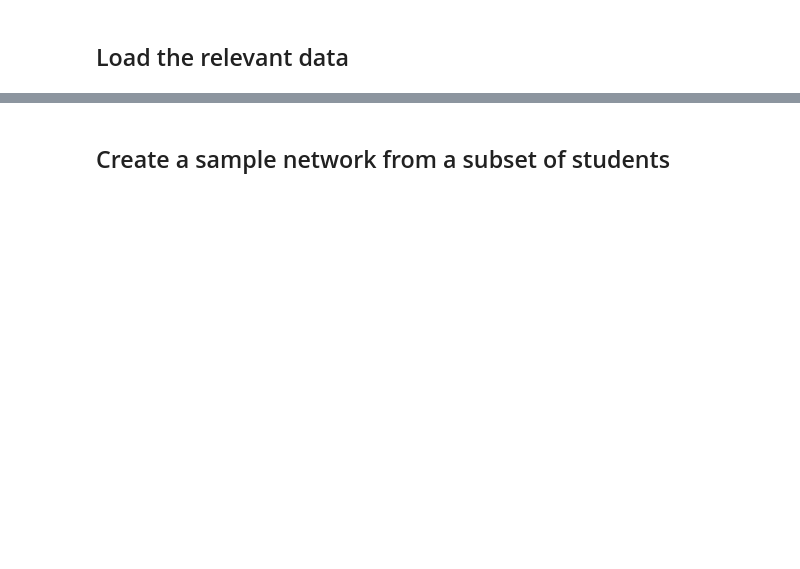
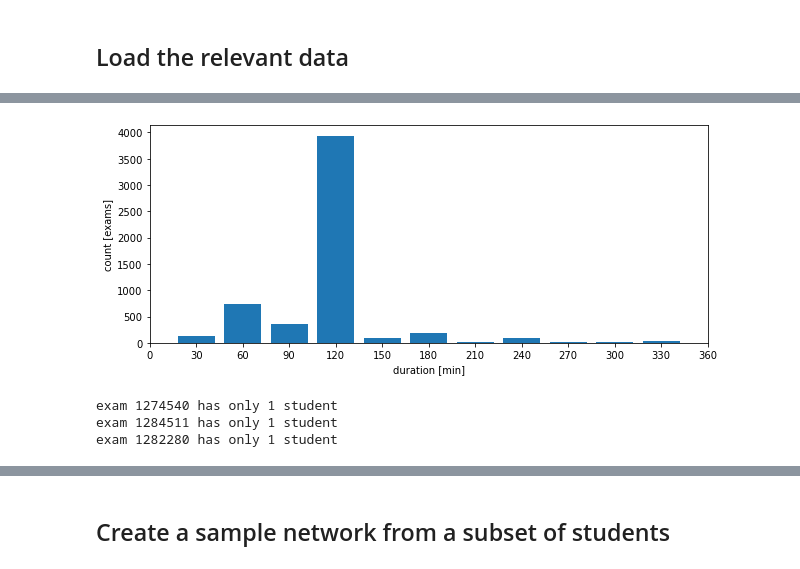
Before and after one commit to JanaLasser/uni_SEIRX, a Jupyter notebook: code/create_network.ipynb, the cells around one changed output, grey strips where cells are left out. Cells and saved outputs as stored; diff of their text form; code cells hidden in the pictures; blank space fills up the shorter version.

Commit message:
adding exams

```diff
--- a/code/create_network.ipynb
+++ b/code/create_network.ipynb
@@ -203,0 +404,23 @@ rooms.head(3)
+# %%
+letter_list = list(string.ascii_lowercase)
+dates['new_group_id'] = np.nan
+for date in dates['date'].unique():
+    print(date)
+    for group_id in groups['group_id']:
+        # dates that happen at the same time for the same group
+        group_dates = dates[(dates['group_id'] == group_id) & \
+                            (dates['date'] == date)]
+        # is there more than one date for the same group id on a given day?
+        # do the duplicate dates start at the same time?
+        if (len(group_dates) > 1) and \
+           (len(group_dates['start_time'].drop_duplicates()) < len(group_dates)):
+
+            # de-duplicate group ids stat start at the same time by adding a
+            # letter at the end of the id
+            for dt in group_dates['datetime']:
+                group_datetimes = group_dates[group_dates['datetime'] == dt]
+                assert len(group_datetimes) <= len(letter_list)
+                #print('\t{}: entries {}'.format(group_id, len(group_datetimes)))
+
+                for index, letter in zip(group_datetimes.index, letter_list):
+                    dates.loc[index, 'new_group_id'] = '{}{}'.format(group_id, letter)
@@ -203,0 +488,7 @@ rooms.head(3)
+# %%
+def get_time(timestring):
+    if timestring != timestring:
+        return np.nan
+    else:
+        hour, minute = timestring.split(':')
+        return datetime.time(int(hour), int(minute))
@@ -203,0 +557,34 @@ rooms.head(3)
+# %%
+duration_counts = edates['duration']\
+    .value_counts()\
+    .reset_index()\
+    .rename(columns={'duration':'count', 'index':'duration'})\
+    .sort_values(by='duration', ascending=False)
+
+fig, ax = plt.subplots(figsize=(10, 4))
+ax.hist(edates['duration'], bins=range(30, 361, 30), rwidth=0.8, align='left')
+ax.set_xticks(range(0, 361, 30))
+ax.set_ylabel('count [exams]')
+ax.set_xlabel('duration [min]');
+# %% [output]
+[figure, added]
+# %%
+estudents['new_exam_id'] = np.nan
+for exam_id in esplits['exam_id'].unique():
+    students_in_exam = estudents[estudents['exam_id']  == exam_id]
+    new_exam_ids = esplits[esplits['exam_id'] == exam_id]['new_exam_id'].values
+    new_exam_size = int(len(students_in_exam) / len(new_exam_ids))
+
+    if new_exam_size >= 1:
+        for i, ID in enumerate(new_exam_ids[0:-1]):
+            estudents.loc[students_in_exam[\
+                i * new_exam_size:(i + 1) * new_exam_size].index, 'new_exam_id']\
+                = ID
+        estudents.loc[students_in_exam[(i + 1) * new_exam_size:].index, 'new_exam_id']\
+                = new_exam_ids[-1]
+    else:
+        print('exam {} has only 1 student'.format(exam_id))
+# %% [output]
+exam 1274540 has only 1 student
+exam 1284511 has only 1 student
+exam 1282280 has only 1 student
```
Also changed, not shown: parts of 75 cells of this notebook, 1 other file.
